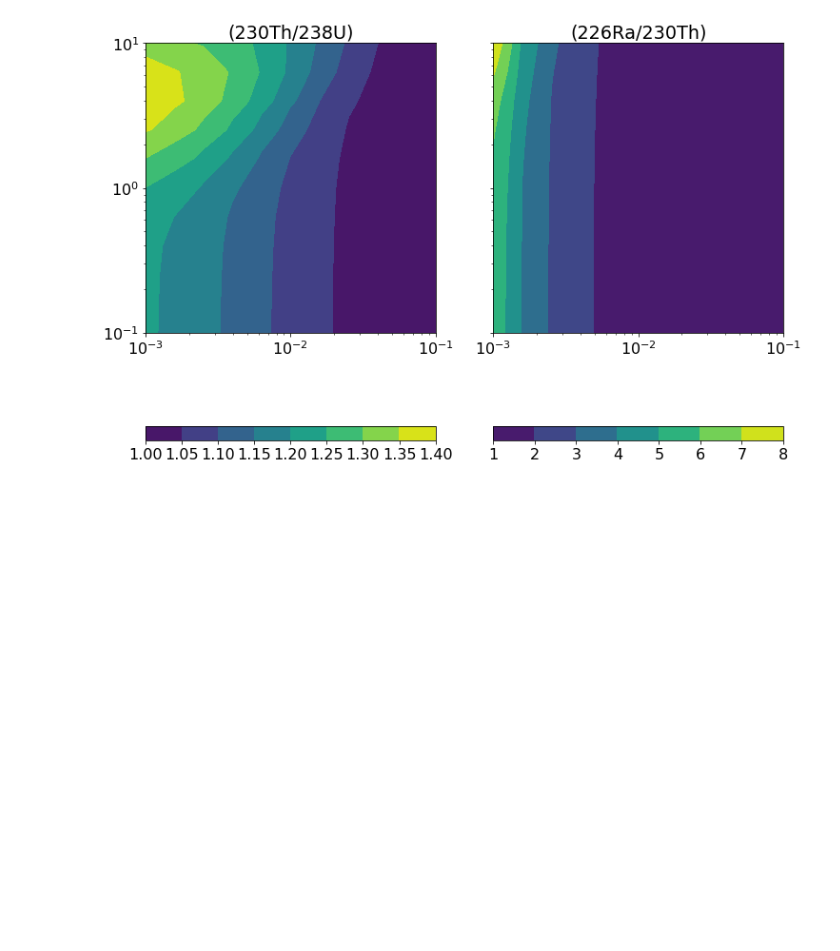
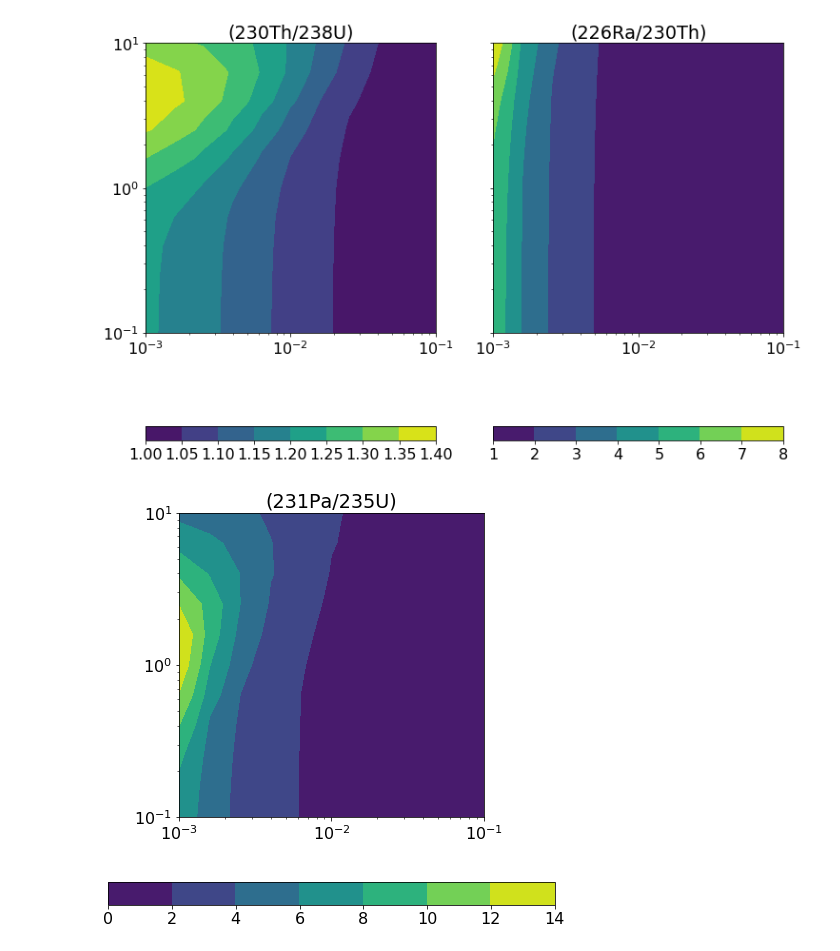
Before and after one commit to curvenote-submit/elkins2021, a Jupyter notebook: pyUsercalc.ipynb, the cells around one changed output. Saved outputs shown, nothing was run; the diff lists cells and outputs as text; code cells hidden in the pictures; blank space fills up the shorter version.

Commit message:
Added fixes for Pa contour calculations

```diff
--- a/pyUsercalc.ipynb
+++ b/pyUsercalc.ipynb
@@ -73,14 +73,23 @@ def plot_contours(phi0,W0,act,figsize=(8,8)):
         labels = ['(231Pa/235U)']
 
 
-    fig, axes = plt.subplots(1,Nplots, sharey=True,figsize=figsize)
-    for i,ax in enumerate(axes):
-        cf = ax.contourf(phi0,W0,act[i])
-        ax.set_xscale('log')
-        ax.set_yscale('log')
-        ax.set_aspect('equal')
-        ax.set_title(labels[i])
-        fig.colorbar(cf, ax=ax, orientation='horizontal',shrink=1.)
+    if Nplots == 1:
+        plt.figure(figsize=figsize)
+        cf = plt.contourf(phi0,W0,act[0])
+        plt.xscale('log')
+        plt.yscale('log')
+        plt.gca().set_aspect('equal')
+        plt.title(labels[0])
+        plt.colorbar(cf, ax=plt.gca(), orientation='horizontal',shrink=1.)
+    else:
+        fig, axes = plt.subplots(1,Nplots,sharey=True,figsize=figsize)
+        for i,ax in enumerate(axes):
+            cf = ax.contourf(phi0,W0,act[i])
+            ax.set_xscale('log')
+            ax.set_yscale('log')
+            ax.set_aspect('equal')
+            ax.set_title(labels[i])
+            fig.colorbar(cf, ax=ax, orientation='horizontal',shrink=1.)
 
     plt.show()
 # %% [markdown]
@@ -564,3 +573,5 @@ W = 2.511886431509581 . . . . . . . . . . .
 W = 3.981071705534973 . . . . . . . . . . .
 W = 6.309573444801933 . . . . . . . . . . .
 W = 10.0 . . . . . . . . . . .
+# %%
+act_235 = us.solve_grid(phi0, n, W0, us.D_235, us.lambdas_235 )
@@ -568,3 +592,7 @@ W = 10.0 . . . . . . . . . . .
 plot_contours(phi0,W0,act,figsize=(12,12))
 # %% [output]
 [figure]
+# %%
+plot_contours(phi0,W0,act_235,figsize=(8,8))
+# %% [output]
+[figure, added]
```
Also changed, not shown: parts of 1 cell of this notebook.
